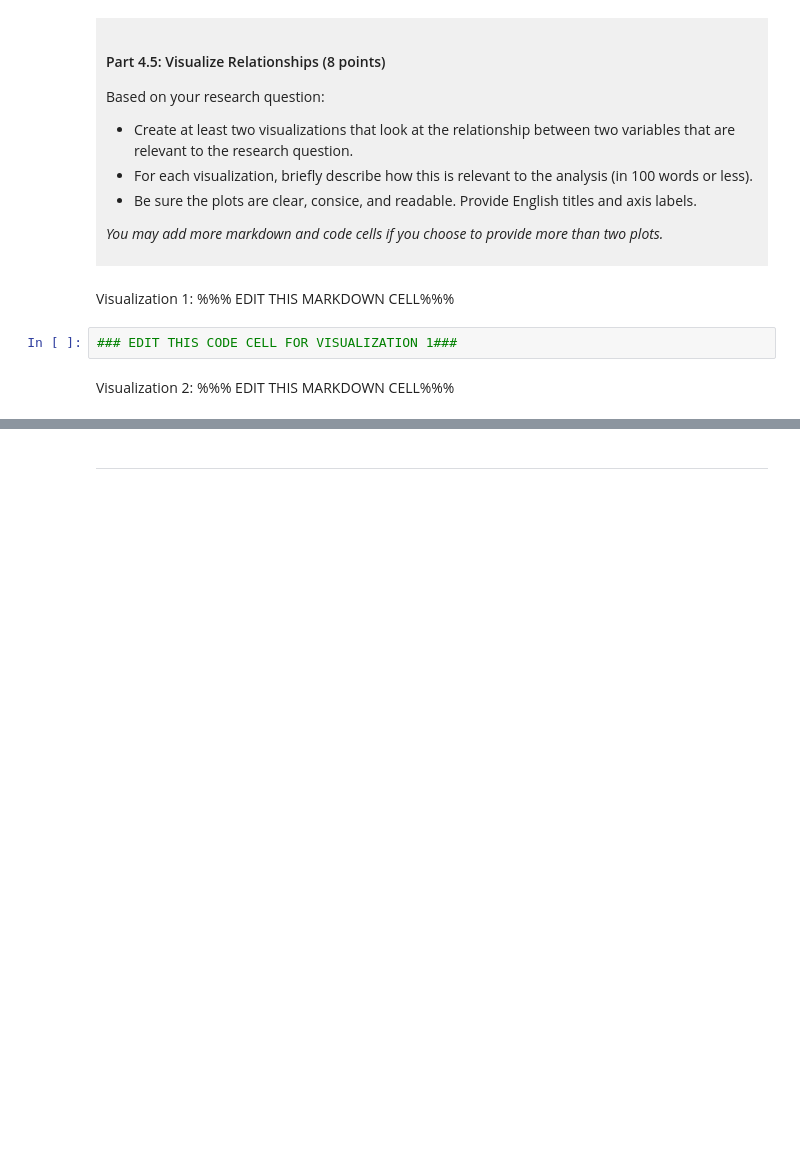
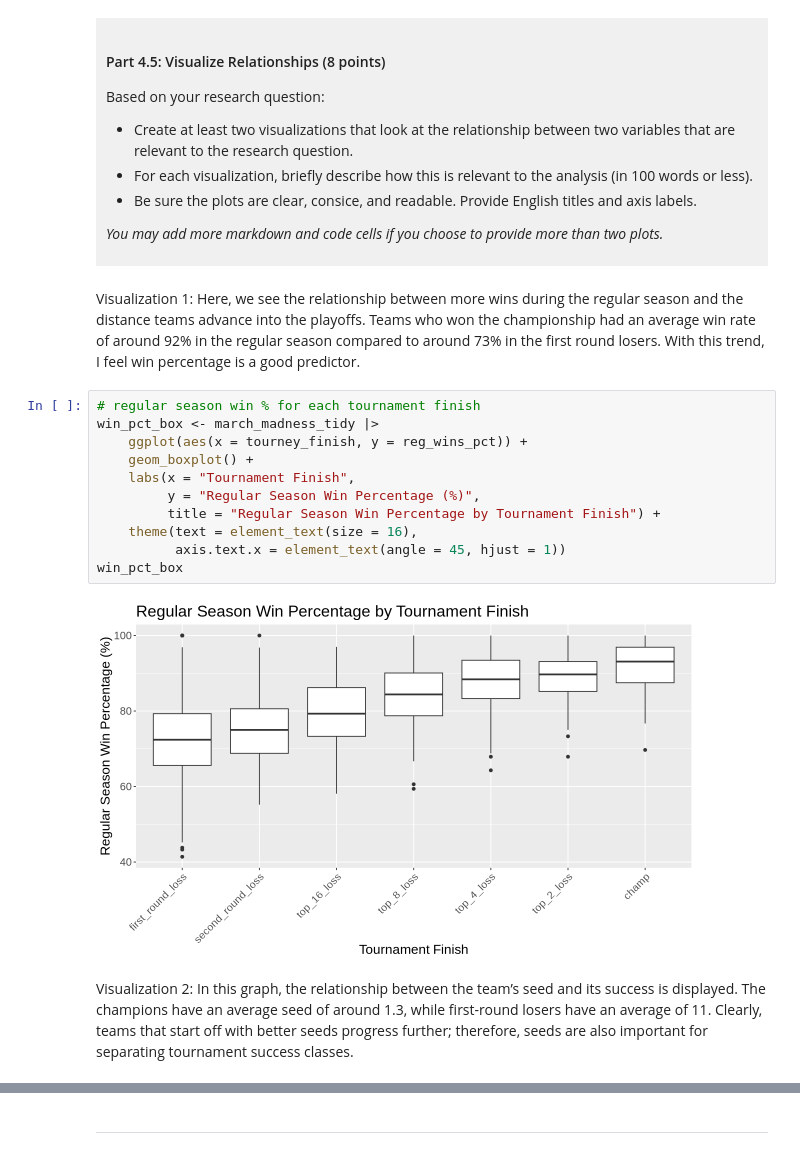
Before and after one commit to amitojmahl1/dsci-100-project-amitoj-mahl-f26, a Jupyter notebook: dsci-100-project-notebook.ipynb, the cells around one changed output, grey strips where cells are left out. Saved outputs shown, nothing was run; the diff lists cells and outputs as text; blank space fills up the shorter version.

```diff
--- a/dsci-100-project-notebook.ipynb
+++ b/dsci-100-project-notebook.ipynb
@@ -330,9 +391,20 @@ Based on your research question:
 *You may add more markdown and code cells if you choose to provide more than two plots.*
 </div>
 # %% [markdown]
-Visualization 1: %%% EDIT THIS MARKDOWN CELL%%%
+Visualization 1: Here, we see the relationship between more wins during the regular season and the distance teams advance into the playoffs. Teams who won the championship had an average win rate of around 92% in the regular season compared to around 73% in the first round losers. With this trend, I feel win percentage is a good predictor.
 # %%
-### EDIT THIS CODE CELL FOR VISUALIZATION 1###
+# regular season win % for each tournament finish
+win_pct_box <- march_madness_tidy |>
+    ggplot(aes(x = tourney_finish, y = reg_wins_pct)) +
+    geom_boxplot() +
+    labs(x = "Tournament Finish",
+         y = "Regular Season Win Percentage (%)",
+         title = "Regular Season Win Percentage by Tournament Finish") +
+    theme(text = element_text(size = 16),
+          axis.text.x = element_text(angle = 45, hjust = 1))
+win_pct_box
+# %% [output]
+[figure, added]
 # %% [markdown]
-Visualization 2: %%% EDIT THIS MARKDOWN CELL%%%
+Visualization 2: In this graph, the relationship between the team’s seed and its success is displayed. The champions have an average seed of around 1.3, while first-round losers have an average of 11. Clearly, teams that start off with better seeds progress further; therefore, seeds are also important for separating tournament success classes.
 # %%
```
Also changed, not shown: parts of 7 cells of this notebook.
